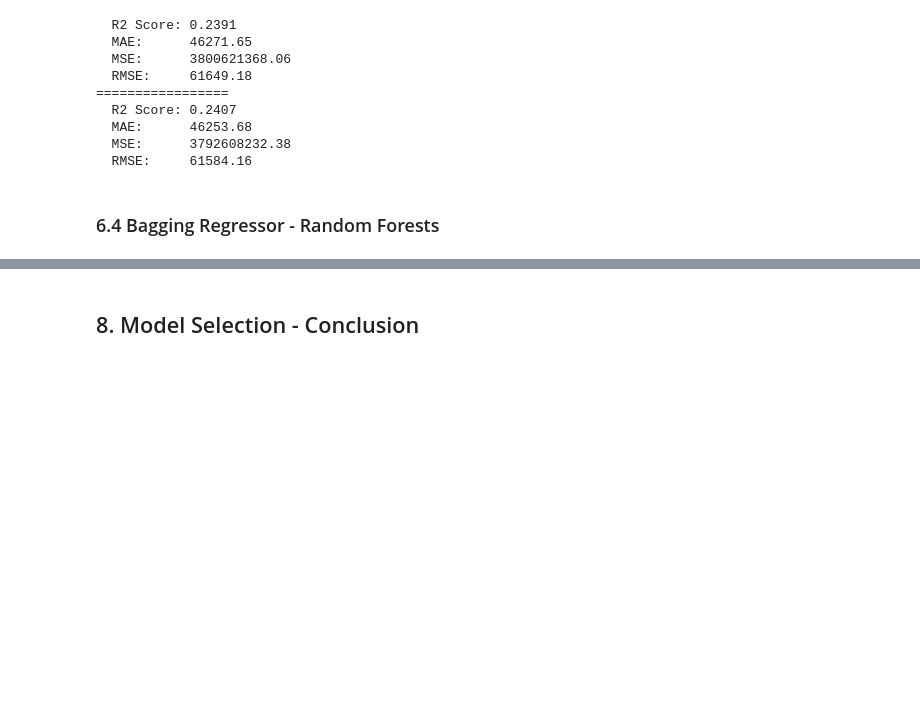
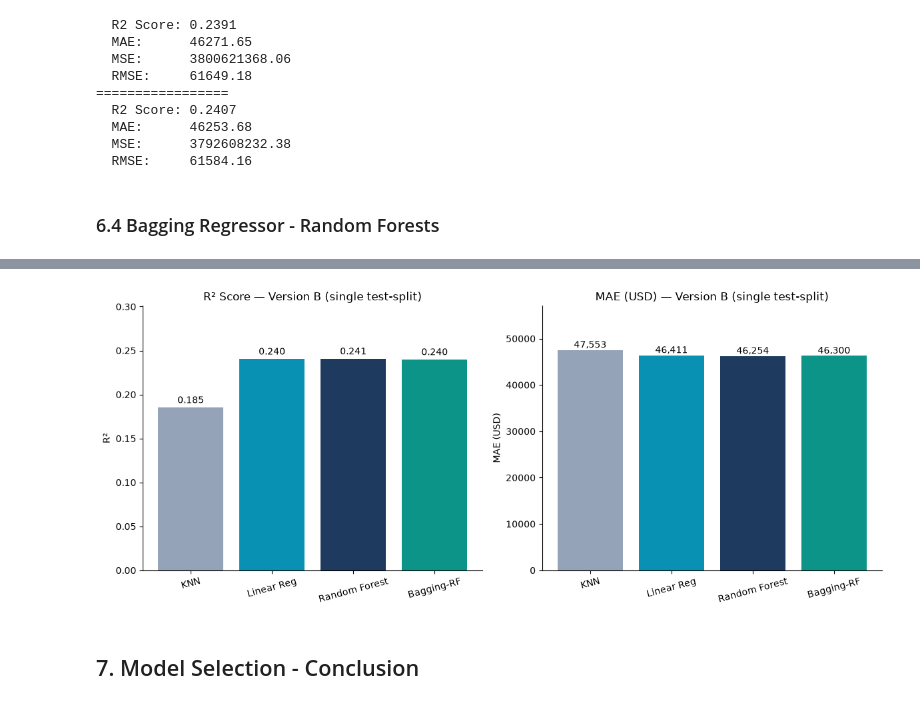
Before and after one commit to cadiyubu/Project_W7_CoffeeHealth, a Jupyter notebook: notebooks/explore_clean_modelingv2_diana.ipynb, the cells around one changed output, grey strips where cells are left out. Drawn from its saved outputs; the diff is of its cells as text; code cells hidden in the pictures; blank space fills up the shorter version.

```diff
--- a/notebooks/explore_clean_modelingv2_diana.ipynb
+++ b/notebooks/explore_clean_modelingv2_diana.ipynb
@@ -618,0 +636,75 @@ bagr_b = bagreg_RanForeRegr_modelling(X_train_set2, X_test_set2, y_train, y_test
+# %%
+# Plots Version B (without companyloc_residence) R² and MAE for all 4 models.
+
+import matplotlib.pyplot as plt
+import numpy as np
+from sklearn.metrics import r2_score, mean_absolute_error
+
+# --- KNN (Version B) ---
+knn_b = KNeighborsRegressor()
+knn_b.fit(X_train_set2, y_train)
+y_pred_knn_b = knn_b.predict(X_test_set2)
+
+# --- Linear Regression (Version B) ---
+lin_b = LinearRegression()
+lin_b.fit(X_train_set2, y_train)
+y_pred_lin_b = lin_b.predict(X_test_set2)
+
+# --- Random Forest (Version B) — same PARAMS as RanForeRegr_modelling ---
+RF_PARAMS = {'n_estimators': 100, 'max_depth': 20, 'random_state': 42}
+rf_b_model = RandomForestRegressor(**RF_PARAMS)
+rf_b_model.fit(X_train_set2, y_train)
+y_pred_rf_b = rf_b_model.predict(X_test_set2)
+
+# --- Bagging Regressor / RF (Version B) — same PARAMS ---
+bagrf_b_model = BaggingRegressor(RandomForestRegressor(**RF_PARAMS))
+bagrf_b_model.fit(X_train_set2, y_train)
+y_pred_bagrf_b = bagrf_b_model.predict(X_test_set2)
+
+# --- Collecting metrics ---
+model_results_b = {
+    "KNN":             (r2_score(y_test, y_pred_knn_b),    mean_absolute_error(y_test, y_pred_knn_b)),
+    "Linear Reg":      (r2_score(y_test, y_pred_lin_b),    mean_absolute_error(y_test, y_pred_lin_b)),
+    "Random Forest":   (r2_score(y_test, y_pred_rf_b),     mean_absolute_error(y_test, y_pred_rf_b)),
+    "Bagging-RF":      (r2_score(y_test, y_pred_bagrf_b),  mean_absolute_error(y_test, y_pred_bagrf_b)),
+}
+
+models = list(model_results_b.keys())
+r2_vals  = [model_results_b[m][0] for m in models]
+mae_vals = [model_results_b[m][1] for m in models]
+
+print("Version B — without companyloc_residence")
+for m in models:
+    print(f"  {m:<14} R2={model_results_b[m][0]:.4f}   MAE={model_results_b[m][1]:,.0f}")
+
+# --- Plot: R2 and MAE side by side ---
+fig, axes = plt.subplots(1, 2, figsize=(12, 5))
+
+colors = ["#94A3B8", "#0891B2", "#1E3A5F", "#0D9488"]
+
+axes[0].bar(models, r2_vals, color=colors)
+axes[0].set_title("R² Score — Version B (single test-split)", fontsize=12)
+axes[0].set_ylabel("R²")
+axes[0].set_ylim(0, max(r2_vals) * 1.25)
+for i, v in enumerate(r2_vals):
+    axes[0].text(i, v + 0.005, f"{v:.3f}", ha="center", fontsize=10)
+
+axes[1].bar(models, mae_vals, color=colors)
+axes[1].set_title("MAE (USD) — Version B (single test-split)", fontsize=12)
+axes[1].set_ylabel("MAE (USD)")
+axes[1].set_ylim(0, max(mae_vals) * 1.2)
+for i, v in enumerate(mae_vals):
+    axes[1].text(i, v + max(mae_vals) * 0.01, f"{v:,.0f}", ha="center", fontsize=10)
+
+for ax in axes:
+    ax.tick_params(axis="x", rotation=15)
+    ax.spines["top"].set_visible(False)
+    ax.spines["right"].set_visible(False)
+
+plt.tight_layout()
+
+# Save the figure BEFORE plt.show() — same pattern used earlier in this notebook
+fig.savefig("../figures/R2_MAE_VersionB_comparison.png", dpi=150, bbox_inches="tight")
+
+plt.show()
+# %% [output]
@@ -619,3 +716,4 @@ bagr_b = bagreg_RanForeRegr_modelling(X_train_set2, X_test_set2, y_train, y_test
+[figure, added]
 # %% [markdown]
-## 8. Model Selection - Conclusion
+## 7. Model Selection - Conclusion
 # %% [markdown]
```
Also changed, not shown: parts of 11 cells of this notebook, 17 other files.
